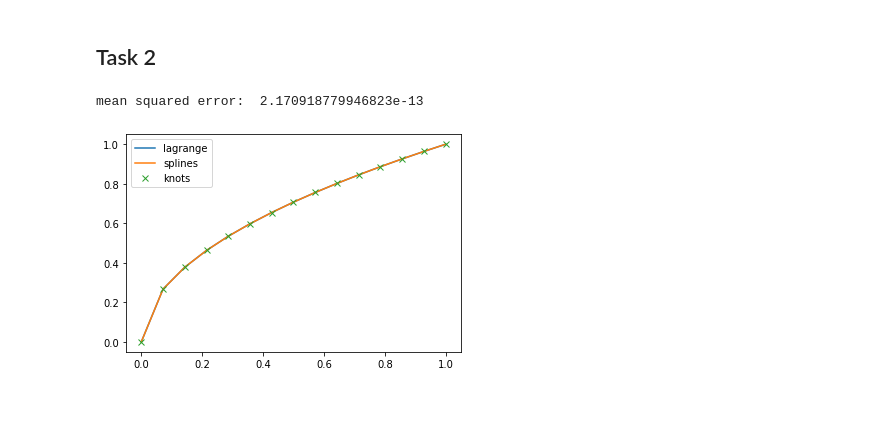
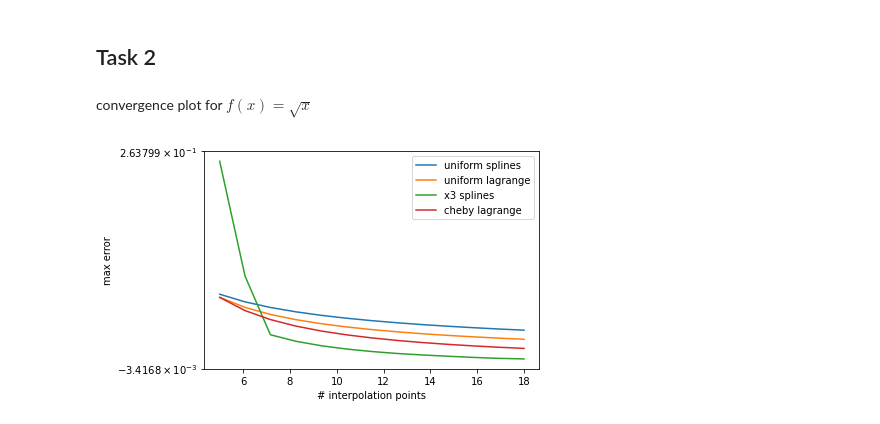
Before and after one commit to jakobtroidl/cn_exercise, a Jupyter notebook: exercise_2.ipynb, the cells around one changed output. Cells and saved outputs as stored; diff of their text form; code cells hidden in the pictures.

```diff
--- a/exercise_2.ipynb
+++ b/exercise_2.ipynb
@@ -146,31 +146,3 @@ gt     :  3.14 -> 0.0
 from scipy import interpolate
 import numpy as np
 import matplotlib.pyplot as plt
-# %%
-def f1(x): return np.sqrt(x)
-def f2(x): return np.arctan(10 * x)
-def cebyshev(x): return 5 * np.cos((x+0.5)*np.pi/len(x))
-def mean_sq_error(d1, d2): return round(np.mean((d1 - d2)**2), 3)
-x = np.linspace(0, 1, 15)
-y = f1(x)
-
-# compute lagrange interpolation
-poly = interpolate.lagrange(x, y)
-lagrange = poly(x)
-plt.plot(x, poly(x), label="lagrange")
-
-# compute spline interpolation
-tck = interpolate.splrep(x, y)
-splines = interpolate.splev(x, tck)
-plt.plot(x, splines, label="splines")
-
-# plot knots
-plt.plot(x, y, "x", label="knots")
-
-print("mean squared error: ", mean_sq_error(lagrange, splines))
-
-plt.legend()
-plt.show()
-# %% [output]
-mean squared error:  2.170918779946823e-13
-[figure, removed]
@@ -176,0 +228,6 @@ mean squared error:  2.170918779946823e-13
+# %% [markdown]
+convergence plot for $f(x) = \sqrt{x}$
+# %%
+convergence_plot(f1, 0, 1)
+# %% [output]
+[figure, added]
```
Also changed, not shown: parts of 3 cells of this notebook.
